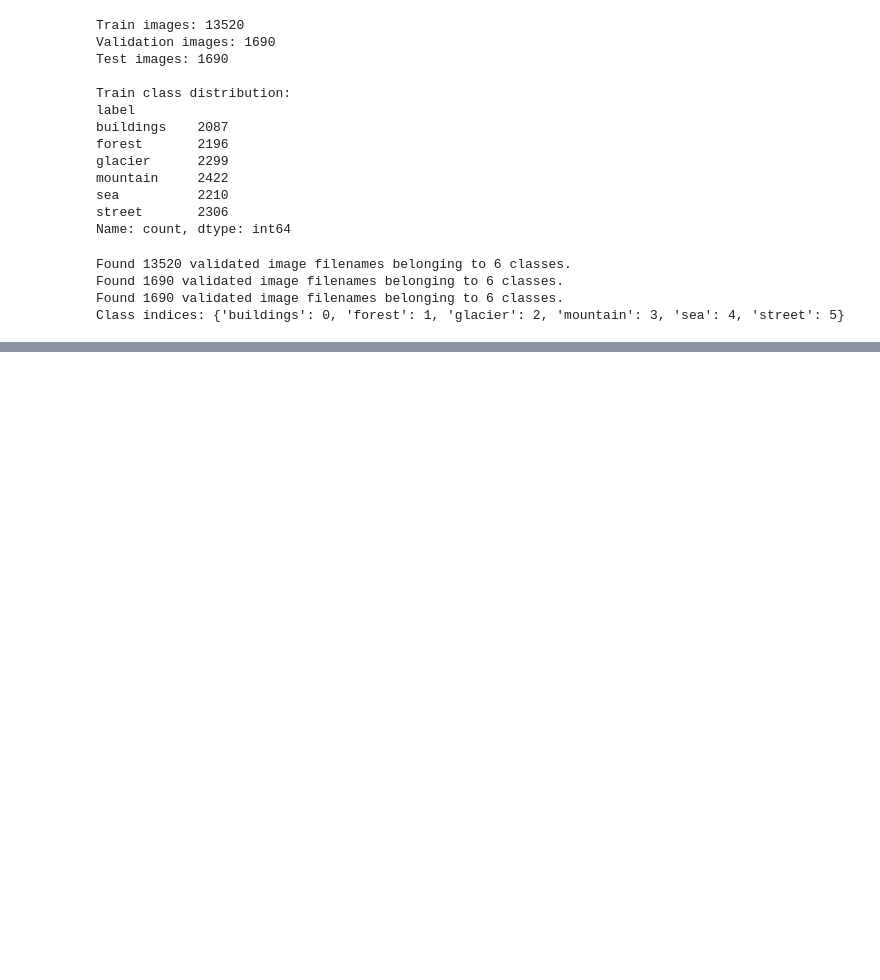
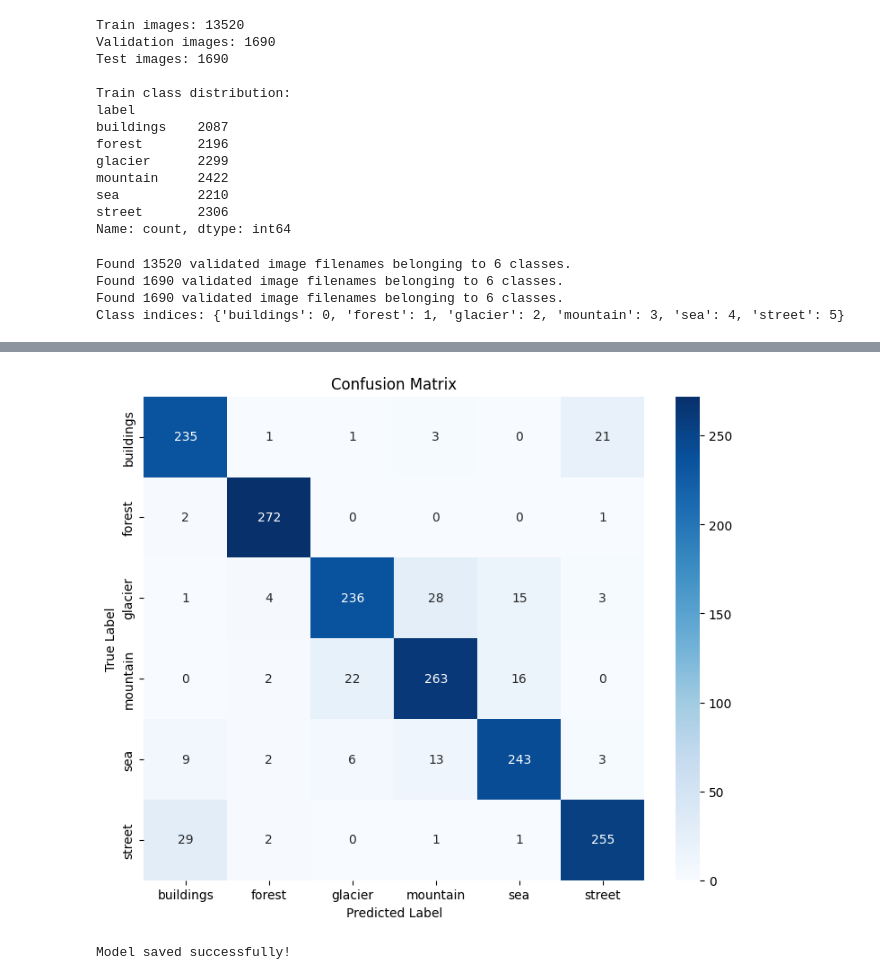
Before and after one commit to NadaFouad461/Intel-Image-Classification-CNN, a Jupyter notebook: notebook2bfe7474af.ipynb, the cells around one changed output, grey strips where cells are left out. Drawn from its saved outputs; the diff is of its cells as text; code cells hidden in the pictures; blank space fills up the shorter version.

Commit message:
Kaggle Notebook | notebook2bfe7474af | Version 4

```diff
--- a/notebook2bfe7474af.ipynb
+++ b/notebook2bfe7474af.ipynb
@@ -365,0 +378,14 @@ plt.show()
+# %%
+test_loss, test_acc = model.evaluate(test_gen)
+print(f"Test Loss: {test_loss:.4f}")
+print(f"Test Accuracy: {test_acc * 100:.2f}%")
+
+test_gen.reset()
+predictions = model.predict(test_gen)
+
+y_pred = np.argmax(predictions, axis=1)
+y_true = test_gen.classes
+
+class_names = list(test_gen.class_indices.keys())
+
+print(classification_report(y_true, y_pred, target_names=class_names))
@@ -365,0 +409,25 @@ plt.show()
+# %%
+cm = confusion_matrix(y_true, y_pred)
+
+plt.figure(figsize=(9, 7))
+sns.heatmap(
+    cm,
+    annot=True,
+    fmt='d',
+    cmap='Blues',
+    xticklabels=class_names,
+    yticklabels=class_names
+)
+
+plt.xlabel('Predicted Label')
+plt.ylabel('True Label')
+plt.title('Confusion Matrix')
+plt.show()
+# %% [output]
+[figure, added]
+# %%
+model.save('/kaggle/working/intel_image_classifier.keras')
+
+print("Model saved successfully!")
+# %% [output]
+Model saved successfully!
```
Also changed, not shown: parts of 7 cells of this notebook.
